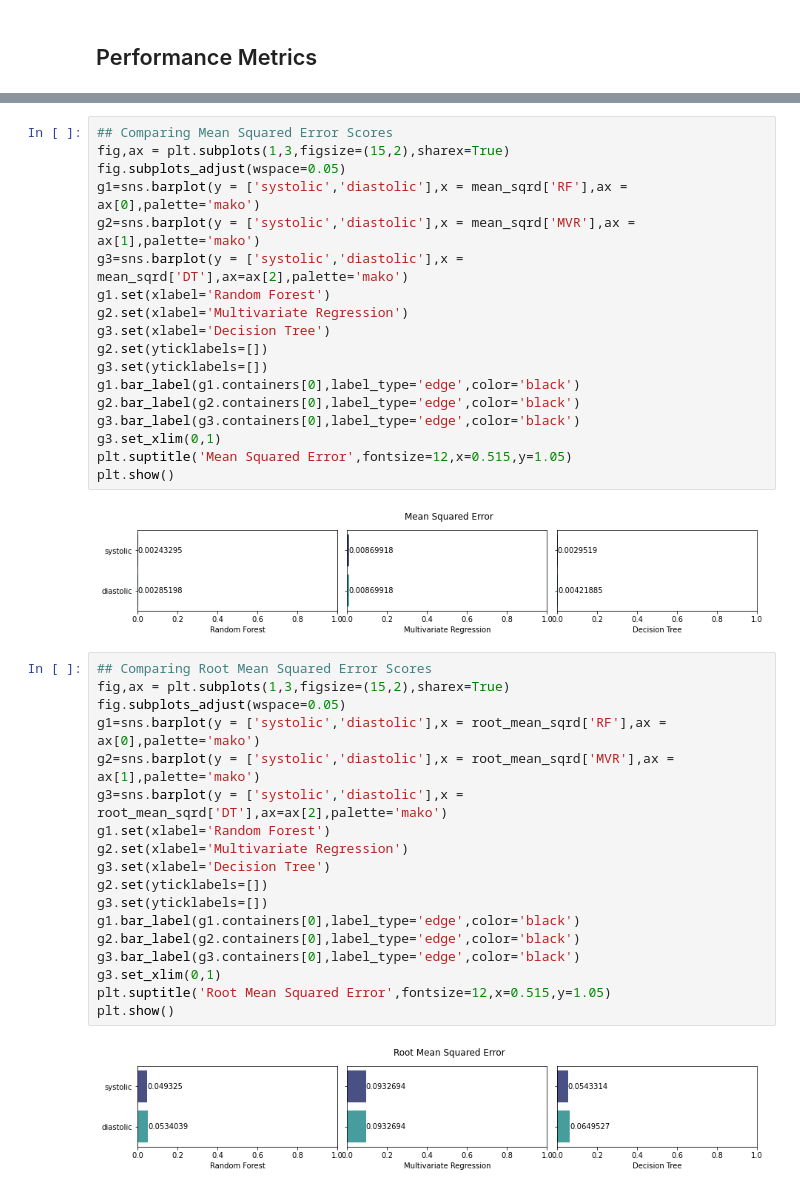
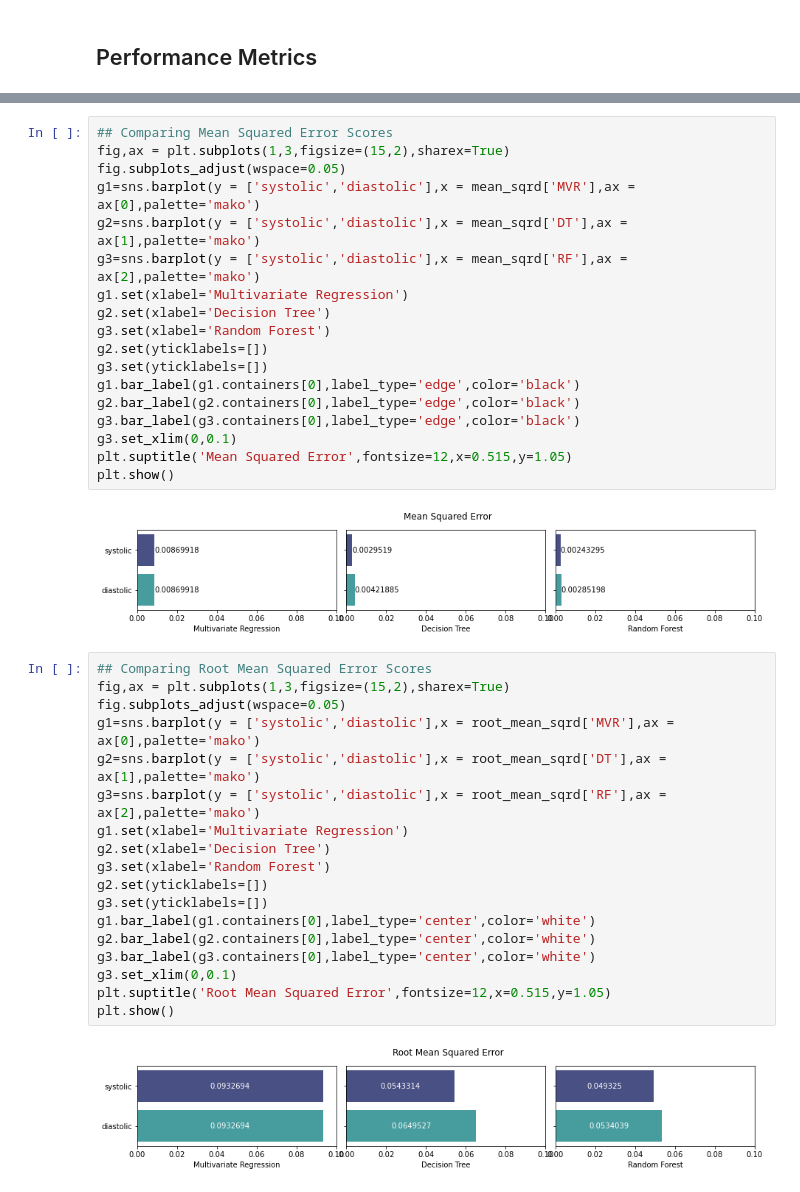
Before and after one commit to anr22156/VT_SeniorDesign, a Jupyter notebook: BMES4984_MLProject.ipynb, the cells around one changed output, grey strips where cells are left out. Saved outputs shown, nothing was run; the diff lists cells and outputs as text.

```diff
--- a/BMES4984_MLProject.ipynb
+++ b/BMES4984_MLProject.ipynb
@@ -900,39 +900,39 @@ plt.show()
 ## Comparing Mean Squared Error Scores
 fig,ax = plt.subplots(1,3,figsize=(15,2),sharex=True)
 fig.subplots_adjust(wspace=0.05)
-g1=sns.barplot(y = ['systolic','diastolic'],x = mean_sqrd['RF'],ax = ax[0],palette='mako')
-g2=sns.barplot(y = ['systolic','diastolic'],x = mean_sqrd['MVR'],ax = ax[1],palette='mako')
-g3=sns.barplot(y = ['systolic','diastolic'],x = mean_sqrd['DT'],ax=ax[2],palette='mako')
-g1.set(xlabel='Random Forest')
-g2.set(xlabel='Multivariate Regression')
-g3.set(xlabel='Decision Tree')
+g1=sns.barplot(y = ['systolic','diastolic'],x = mean_sqrd['MVR'],ax = ax[0],palette='mako')
+g2=sns.barplot(y = ['systolic','diastolic'],x = mean_sqrd['DT'],ax = ax[1],palette='mako')
+g3=sns.barplot(y = ['systolic','diastolic'],x = mean_sqrd['RF'],ax = ax[2],palette='mako')
+g1.set(xlabel='Multivariate Regression')
+g2.set(xlabel='Decision Tree')
+g3.set(xlabel='Random Forest')
 g2.set(yticklabels=[])
 g3.set(yticklabels=[])
 g1.bar_label(g1.containers[0],label_type='edge',color='black')
 g2.bar_label(g2.containers[0],label_type='edge',color='black')
 g3.bar_label(g3.containers[0],label_type='edge',color='black')
-g3.set_xlim(0,1)
+g3.set_xlim(0,0.1)
 plt.suptitle('Mean Squared Error',fontsize=12,x=0.515,y=1.05)
 plt.show()
 # %% [output]
-[figure, old version]
+[figure, new version]
 # %%
 ## Comparing Root Mean Squared Error Scores
 fig,ax = plt.subplots(1,3,figsize=(15,2),sharex=True)
 fig.subplots_adjust(wspace=0.05)
-g1=sns.barplot(y = ['systolic','diastolic'],x = root_mean_sqrd['RF'],ax = ax[0],palette='mako')
-g2=sns.barplot(y = ['systolic','diastolic'],x = root_mean_sqrd['MVR'],ax = ax[1],palette='mako')
-g3=sns.barplot(y = ['systolic','diastolic'],x = root_mean_sqrd['DT'],ax=ax[2],palette='mako')
-g1.set(xlabel='Random Forest')
-g2.set(xlabel='Multivariate Regression')
-g3.set(xlabel='Decision Tree')
+g1=sns.barplot(y = ['systolic','diastolic'],x = root_mean_sqrd['MVR'],ax = ax[0],palette='mako')
+g2=sns.barplot(y = ['systolic','diastolic'],x = root_mean_sqrd['DT'],ax = ax[1],palette='mako')
+g3=sns.barplot(y = ['systolic','diastolic'],x = root_mean_sqrd['RF'],ax = ax[2],palette='mako')
+g1.set(xlabel='Multivariate Regression')
+g2.set(xlabel='Decision Tree')
+g3.set(xlabel='Random Forest')
 g2.set(yticklabels=[])
 g3.set(yticklabels=[])
-g1.bar_label(g1.containers[0],label_type='edge',color='black')
-g2.bar_label(g2.containers[0],label_type='edge',color='black')
-g3.bar_label(g3.containers[0],label_type='edge',color='black')
-g3.set_xlim(0,1)
+g1.bar_label(g1.containers[0],label_type='center',color='white')
+g2.bar_label(g2.containers[0],label_type='center',color='white')
+g3.bar_label(g3.containers[0],label_type='center',color='white')
+g3.set_xlim(0,0.1)
 plt.suptitle('Root Mean Squared Error',fontsize=12,x=0.515,y=1.05)
 plt.show()
 # %% [output]
-[figure, old version]
+[figure, new version]
```
Also changed, not shown: parts of 2 cells of this notebook.
